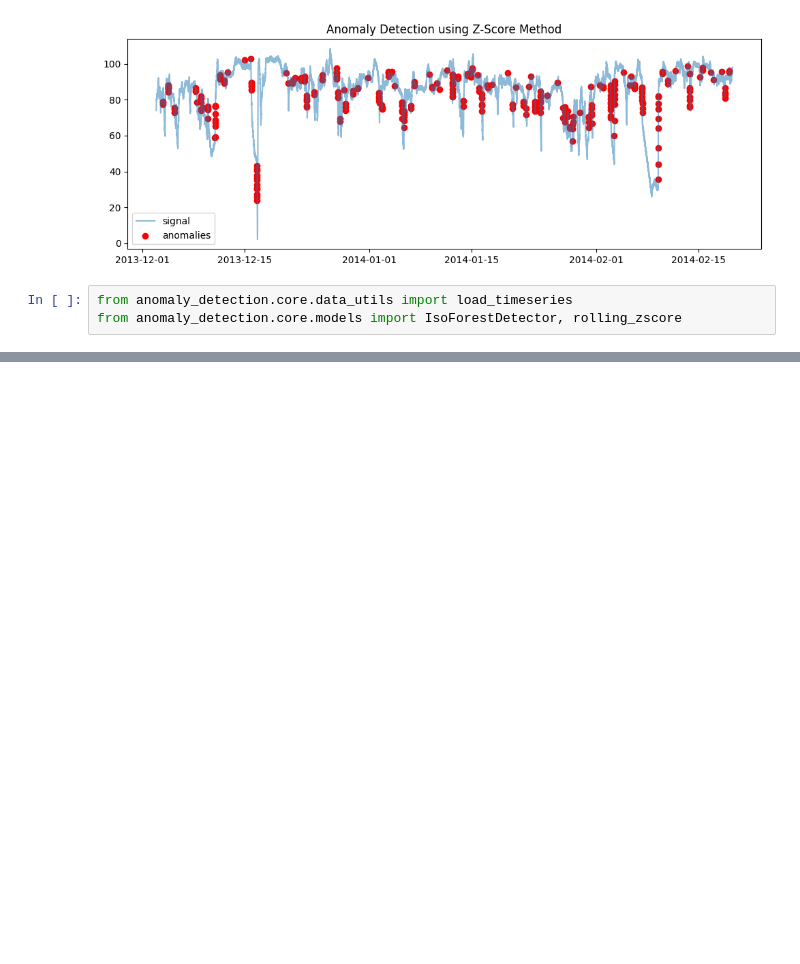
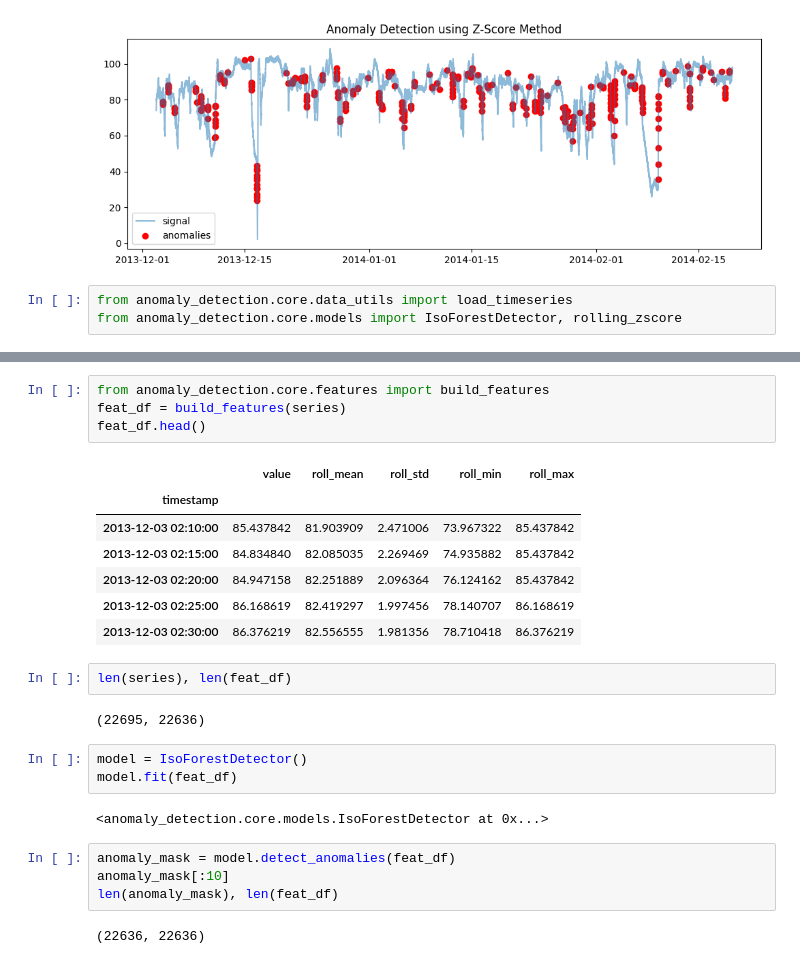
Before and after one commit to ng-ngallou/anomaly-detection, a Jupyter notebook: notebooks/exploration_day1.ipynb, the cells around one changed output, grey strips where cells are left out. Drawn from its saved outputs; the diff is of its cells as text; blank space fills up the shorter version.

```diff
--- a/notebooks/exploration_day1.ipynb
+++ b/notebooks/exploration_day1.ipynb
@@ -78,0 +81,27 @@ plt.show()
+# %%
+from anomaly_detection.core.features import build_features
+feat_df = build_features(series)
+feat_df.head()
+# %% [output]
+|  | value | roll_mean | roll_std | roll_min | roll_max |
+| timestamp |  |  |  |  |  |
+| 2013-12-03 02:10:00 | 85.437842 | 81.903909 | 2.471006 | 73.967322 | 85.437842 |
+| 2013-12-03 02:15:00 | 84.834840 | 82.085035 | 2.269469 | 74.935882 | 85.437842 |
+| 2013-12-03 02:20:00 | 84.947158 | 82.251889 | 2.096364 | 76.124162 | 85.437842 |
+| 2013-12-03 02:25:00 | 86.168619 | 82.419297 | 1.997456 | 78.140707 | 86.168619 |
+| 2013-12-03 02:30:00 | 86.376219 | 82.556555 | 1.981356 | 78.710418 | 86.376219 |
+# %%
+len(series), len(feat_df)
+# %% [output]
+(22695, 22636)
+# %%
+model = IsoForestDetector()
+model.fit(feat_df)
+# %% [output]
+<anomaly_detection.core.models.IsoForestDetector at 0x...>
+# %%
+anomaly_mask = model.detect_anomalies(feat_df)
+anomaly_mask[:10]
+len(anomaly_mask), len(feat_df)
+# %% [output]
+(22636, 22636)
```
Also changed, not shown: parts of 4 cells of this notebook, 3 other files.
